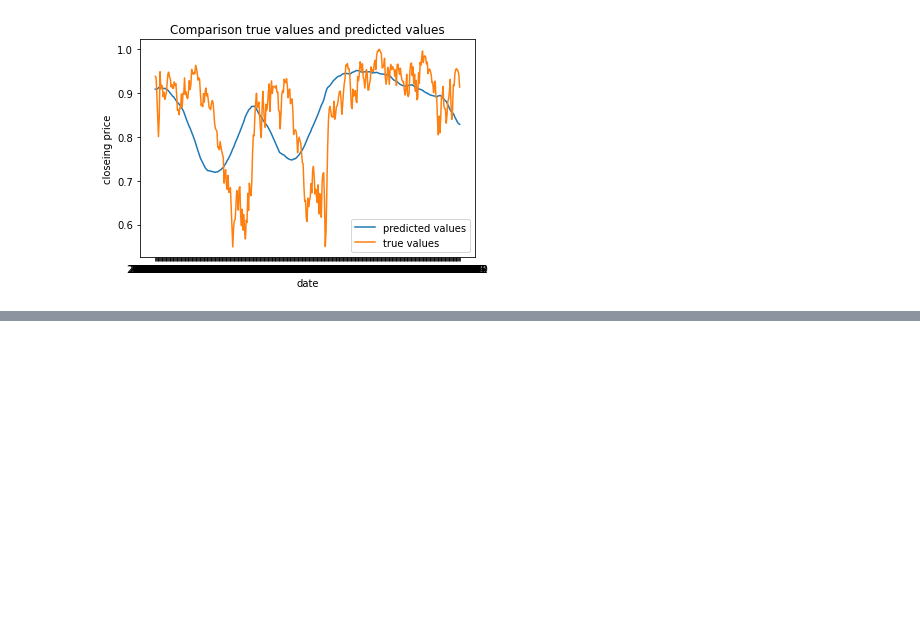
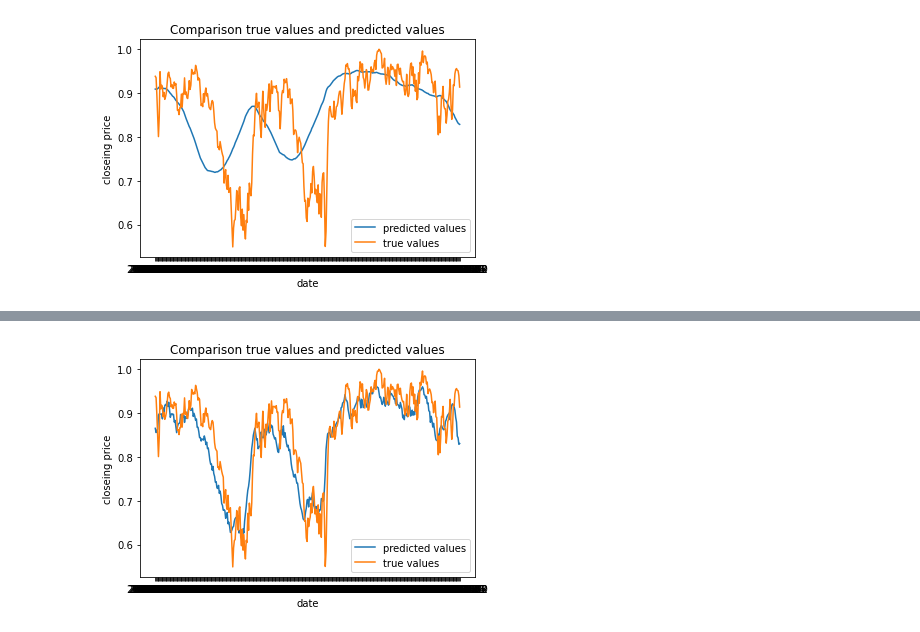
Before and after one commit to Eliot100/DJIA-stock-project, a Jupyter notebook: DJIA_stock_project.ipynb, the cells around one changed output, grey strips where cells are left out. Saved outputs shown, nothing was run; the diff lists cells and outputs as text; code cells hidden in the pictures; blank space fills up the shorter version.

```diff
--- a/DJIA_stock_project.ipynb
+++ b/DJIA_stock_project.ipynb
@@ -468,0 +521,14 @@ plt.show()
+# %%
+step_size = 0.00001
+while(True):
+  for _ in range(50):
+    sess.run(train_step, feed_dict={x:data_x_train, y_:data_y_train})
+  temp_loss = sess.run(loss, feed_dict = {x: data_x_train, y_: data_y_train})
+  train_losses.append(temp_loss)
+  temp_loss = sess.run(loss, feed_dict = {x: data_x_test, y_: data_y_test})
+  test_losses.append(temp_loss)
+  print('iter:', i+1,', loss:', temp_loss)
+  i += 1
+  if((test_losses[-2] - test_losses[-1] < 0) & (test_losses[-3] - test_losses[-2] < 0)):
+    break
+print("get to model :nuriel network training :' %s seconds "  % (time.time() - start_time))
@@ -468,0 +622,20 @@ plt.show()
+# %%
+saver.restore(sess, "gdrive/My Drive/NN 3 hidden layer.ckpt")
+step_size = 0.01
+train_step = tf.train.GradientDescentOptimizer(step_size).minimize(loss)
+minTestLoss = sess.run(loss, feed_dict = {x: data_x_test, y_: data_y_test})
+while(True):
+  for _ in range(3):
+    for _ in range(20):
+      sess.run(train_step, feed_dict={x:data_x_train, y_:data_y_train})
+    temp_loss = sess.run(loss, feed_dict = {x: data_x_train, y_: data_y_train})
+    train_losses.append(temp_loss)
+    temp_loss = sess.run(loss, feed_dict = {x: data_x_test, y_: data_y_test})
+    test_losses.append(temp_loss)
+    print('iter:', i+1,', loss:', temp_loss)
+    i += 1
+  if (temp_loss < minTestLoss):
+    minTestLoss = temp_loss
+    saver.save(sess, "gdrive/My Drive/NN 3 hidden layer.ckpt")
+  if((test_losses[-2] - test_losses[-1] < 0) & (test_losses[-3] - test_losses[-2] < 0)):
+    break
@@ -468,0 +661,11 @@ plt.show()
+# %%
+predicted_values = sess.run(predict, feed_dict = {x: data_x_test})
+plt.title('Comparison true values and predicted values')
+plt.plot(data_test_dates, predicted_values, label='predicted values')
+plt.plot(data_test_dates, data_y_test, label='true values')
+plt.legend()
+plt.xlabel('date')
+plt.ylabel('closeing price')
+plt.show()
+# %% [output]
+[figure, added]
```
Also changed, not shown: parts of 30 cells of this notebook.
